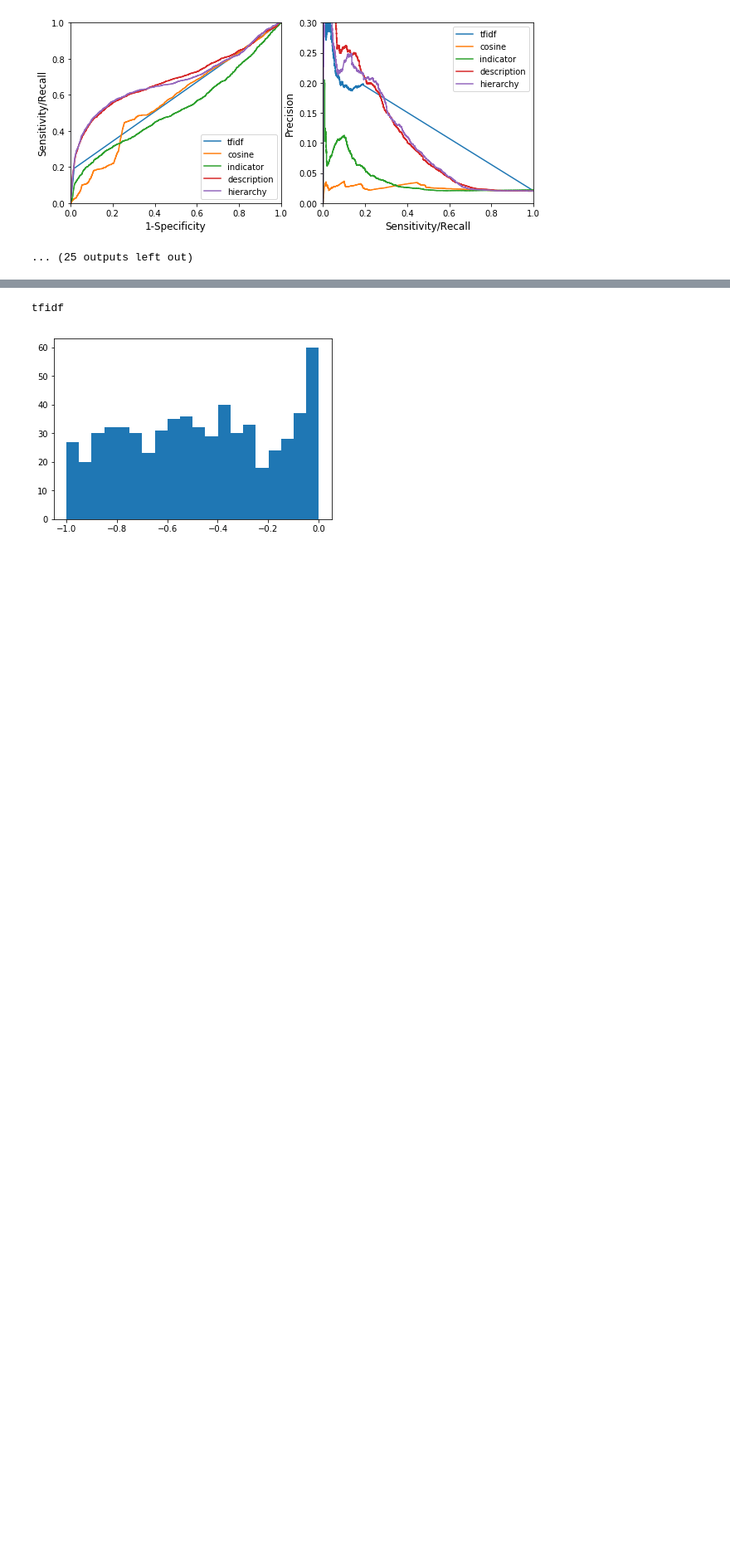
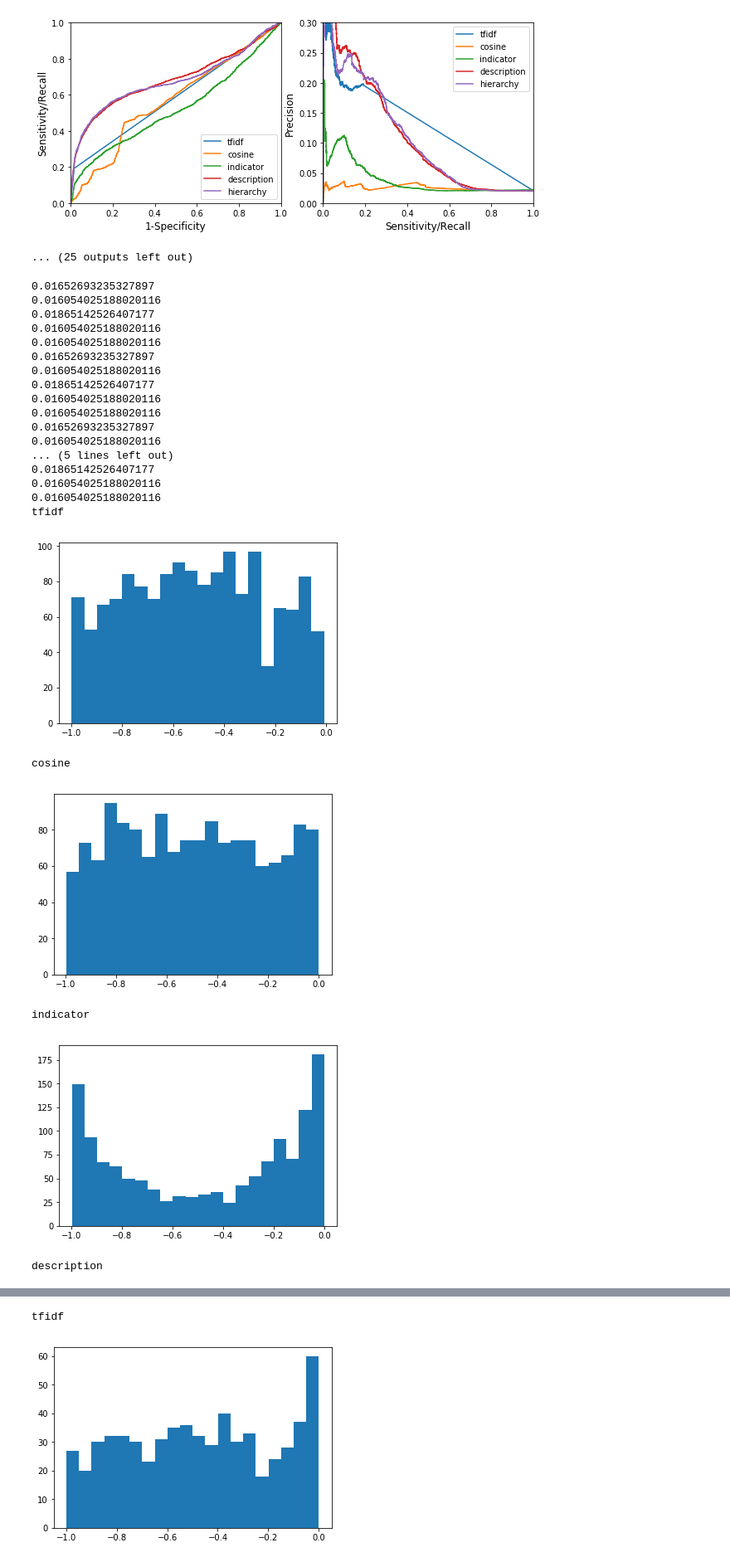
Before and after one commit to dmcinerney/ehr-extraction-models, a Jupyter notebook: supervised_ananlysis.ipynb, the cells around one changed output, grey strips where cells are left out. Shown at 83% size. Saved outputs shown, nothing was run; the diff lists cells and outputs as text; code cells hidden in the pictures; blank space fills up the shorter version.

```diff
--- a/supervised_ananlysis.ipynb
+++ b/supervised_ananlysis.ipynb
@@ -119,14 +119,14 @@ base_path = "/Users/jeredmcinerney/Desktop/supervised_results/%s.csv"
 # models = ['500', '1000', ]
 # base_path = "/Users/jeredmcinerney/Desktop/stats_progression/summary_stats%s.csv"
 dfs = {model:pd.read_csv(base_path % model) for model in models}
-print(dfs['tfidf'])
+# print(dfs['tfidf'])
 tfidf_zero_summary_sentences = {
     (r.timepoint_id, r.code_name):
-        [i for i,rsr in enumerate(eval(r.reference_sentence_rankings)) if r.sentence_attention[rsr] != 0]
+        [i for i,rsr in enumerate(eval(r.reference_sentence_rankings)) if eval(r.sentence_attention)[rsr] == 0]
     for _,r in dfs['tfidf'].iterrows()}
 tfidf_nonzero_summary_sentences = {
     (r.timepoint_id, r.code_name):
-        [i for i,rsr in enumerate(eval(r.reference_sentence_rankings)) if r.sentence_attention[rsr] != 0]
+        [i for i,rsr in enumerate(eval(r.reference_sentence_rankings)) if eval(r.sentence_attention)[rsr] != 0]
     for _,r in dfs['tfidf'].iterrows()}
 dfs_tfidf_zero = {m:limit_summary_sentences(df, tfidf_zero_summary_sentences) for m,df in dfs.items()}
 dfs_tfidf_nonzero = {m:limit_summary_sentences(df, tfidf_nonzero_summary_sentences) for m,df in dfs.items()}
@@ -188,4 +193,28 @@ average_precision:
 # %%
 # make_plots(dfs_tfidf_nonzero, '/Users/jeredmcinerney/Desktop/plots', mode='attention')
 # %%
-# make_plots(dfs_tfidf_zero, '/Users/jeredmcinerney/Desktop/plots', mode='attention')
+make_plots(dfs_tfidf_zero, '/Users/jeredmcinerney/Desktop/plots')
+# %% [output]
+0.01652693235327897
+0.016054025188020116
+0.01865142526407177
+0.016054025188020116
+0.016054025188020116
+0.01652693235327897
+0.016054025188020116
+0.01865142526407177
+0.016054025188020116
+0.016054025188020116
+0.01652693235327897
+0.016054025188020116
+... (5 lines left out)
+0.01865142526407177
+0.016054025188020116
+0.016054025188020116
+tfidf
+[figure, added]
+cosine
+[figure, added]
+indicator
+[figure, added]
+description
```
Also changed, not shown: parts of 2 cells of this notebook, 1 other file.
